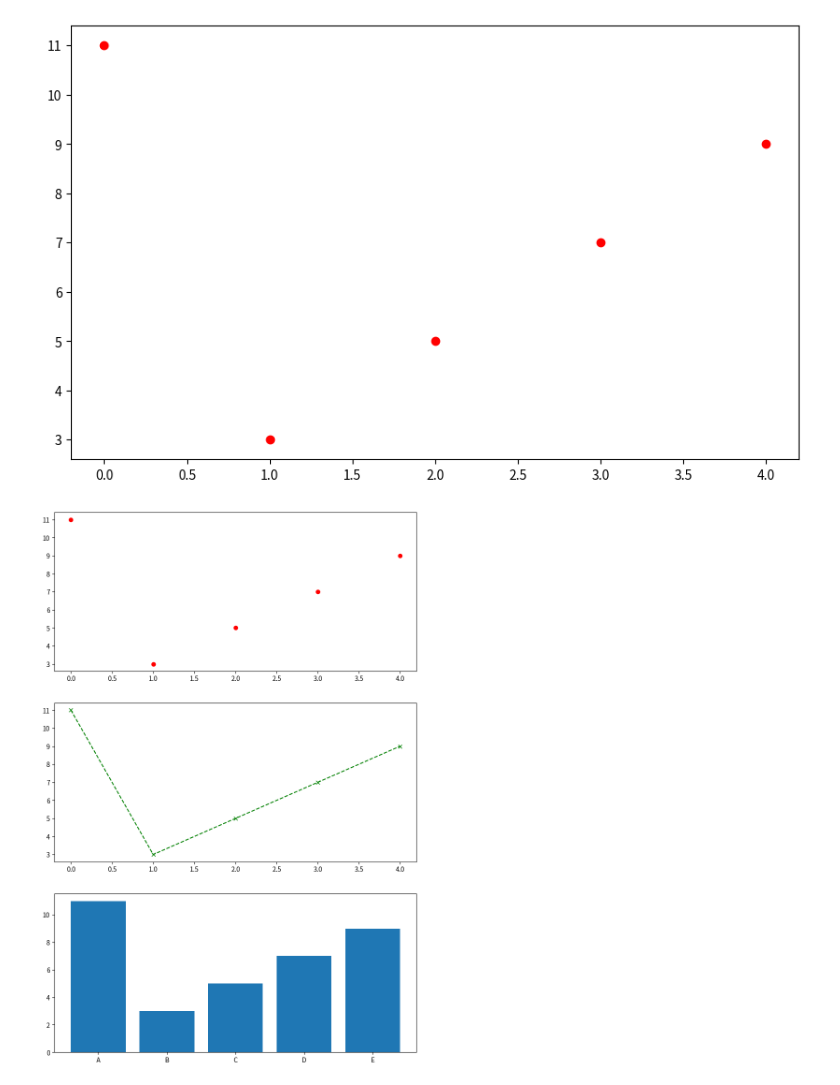
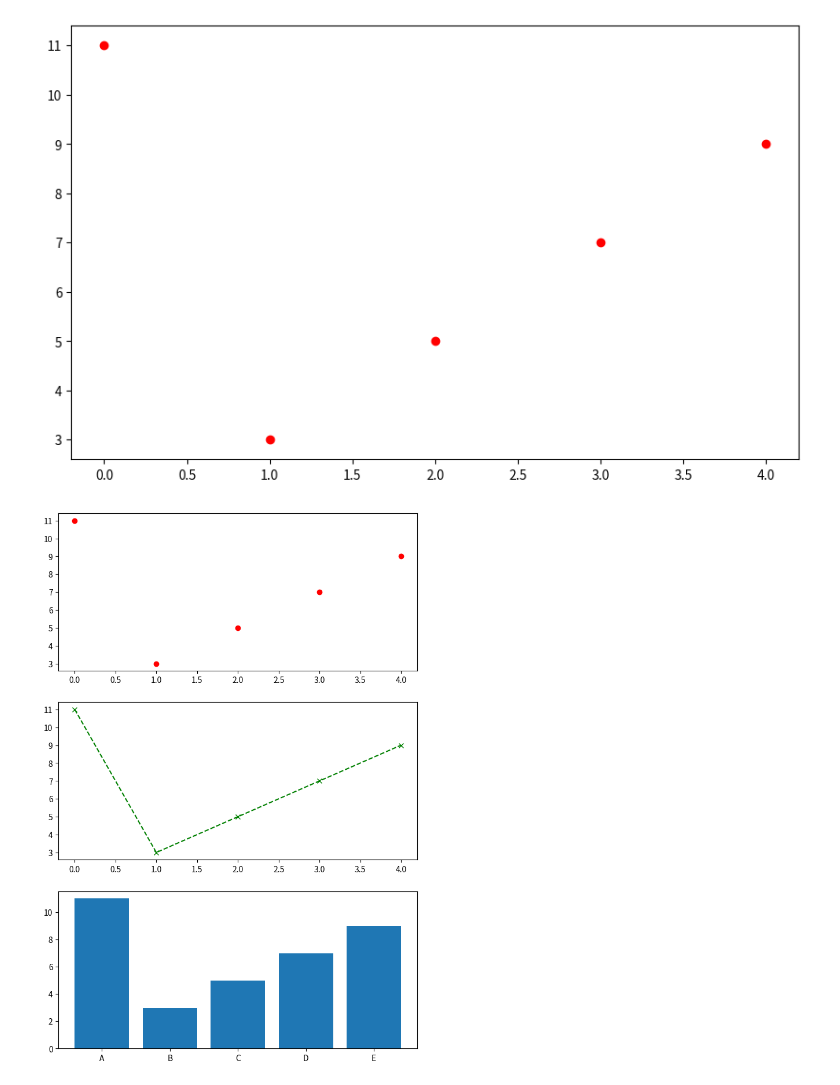
Before and after one commit to EveYang0630/python_analysis, a Jupyter notebook: lession7_3.ipynb, the cells around one changed output. Cells and saved outputs as stored; diff of their text form; code cells hidden in the pictures.

```diff
--- a/lession7_3.ipynb
+++ b/lession7_3.ipynb
@@ -29,14 +29,14 @@ plt.show()
 [figure]
 # %%
 #畫兩張axes在一個figure
-fig = plt.figure(figsize=(10, 15))
+fig = plt.figure(figsize=(8, 12))
 axes1 = fig.add_subplot(3,1,1)
 axes1.plot([11,3,5,7,9], marker='o', color='red', linestyle='')
 axes2 = fig.add_subplot(3,1,2)
 axes2.plot([11,3,5,7,9], marker='x', color='g', linestyle='--')
 axes3 = fig.add_subplot(3,1,3)
 axes3.bar(['A','B','C','D','E'],[11,3,5,7,9])
 
 plt.show()
 # %% [output]
-[figure, old version]
+[figure, new version]
```
Also changed, not shown: parts of 2 cells of this notebook.
